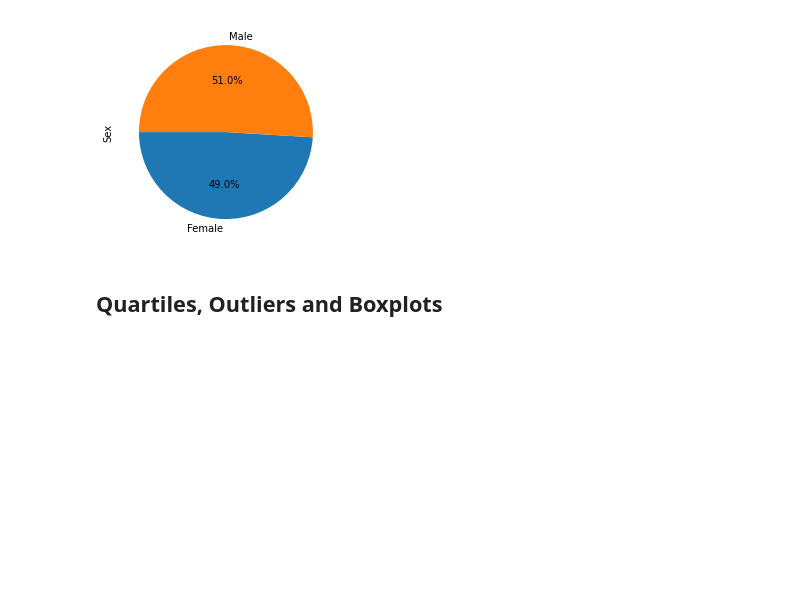
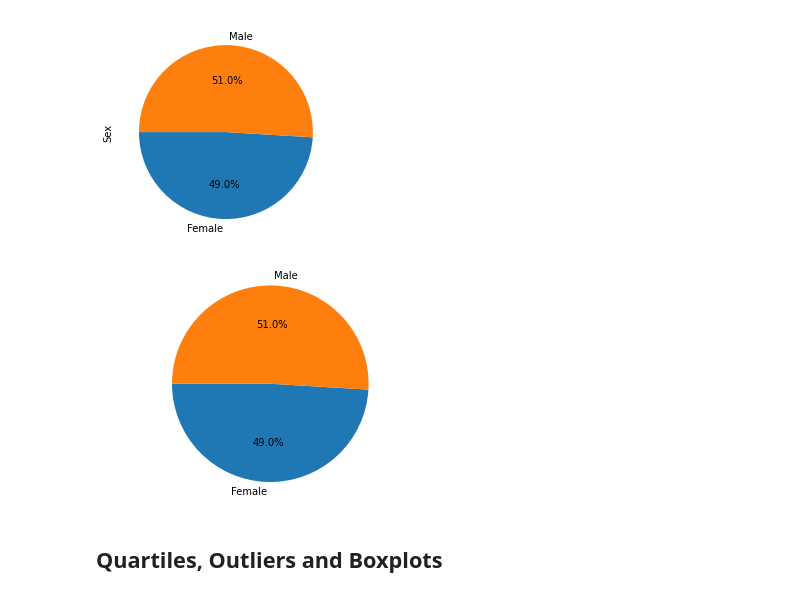
Before and after one commit to Lanpham0110/MathplotLib_challenge, a Jupyter notebook: Pymaceuticals/pymaceuticals_starter.ipynb, the cells around one changed output. Cells and saved outputs as stored; diff of their text form; code cells hidden in the pictures; blank space fills up the shorter version.

```diff
--- a/Pymaceuticals/pymaceuticals_starter.ipynb
+++ b/Pymaceuticals/pymaceuticals_starter.ipynb
@@ -180,6 +185,13 @@ clean_df.groupby('Sex')["Drug Regimen"].count().plot(kind='pie', ylabel='Sex',st
 [figure]
 # %%
 # Generate a pie plot showing the distribution of female versus male mice using pyplot
+label=['Female','Male']
+x_axis=clean_df.groupby('Sex')["Drug Regimen"].count()
+plt.pie(x_axis,labels=label, autopct="%1.1f%%",  startangle=180)
+plt.axis('equal')
+plt.show()
+# %% [output]
+[figure, added]
 # %% [markdown]
 ## Quartiles, Outliers and Boxplots
 # %%
```
Also changed, not shown: parts of 2 cells of this notebook.
